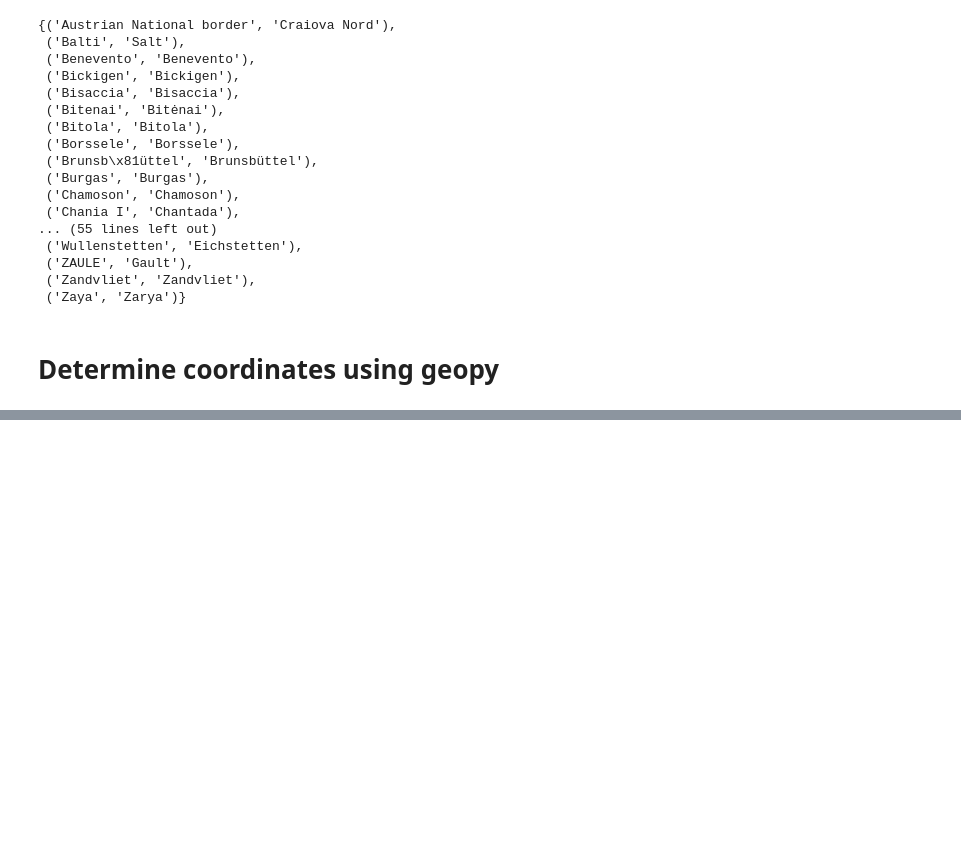
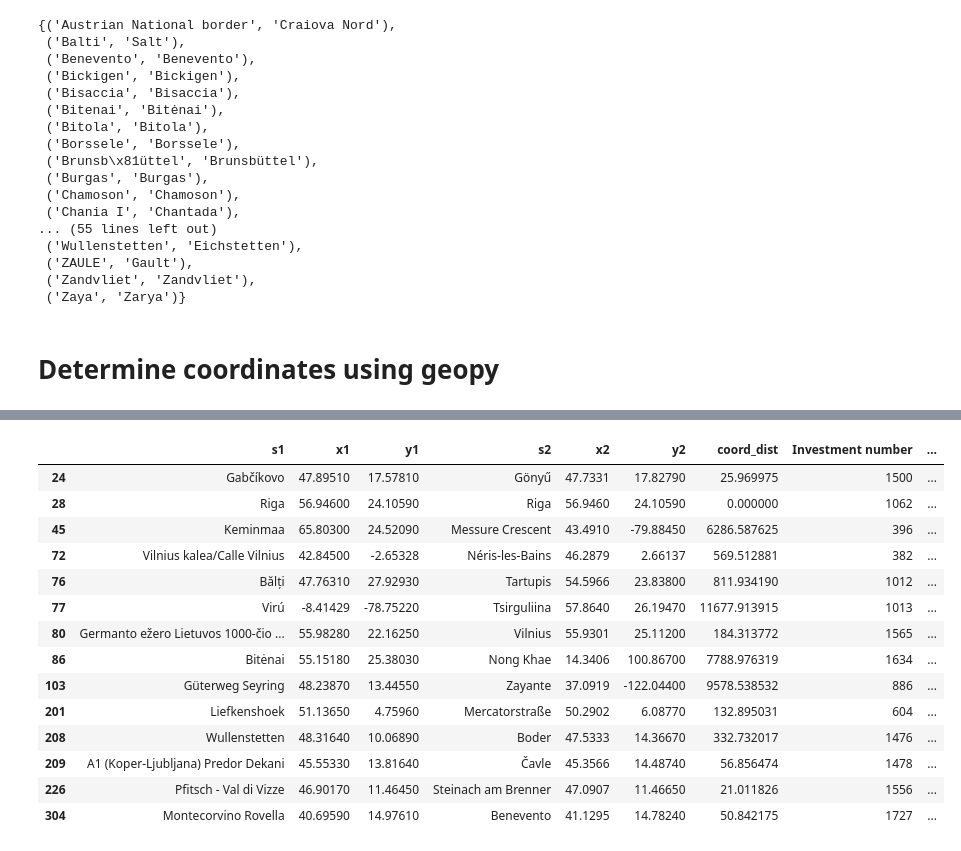
Before and after one commit to grecht/tyndp_to_pypsa, a Jupyter notebook: Experiments.ipynb, the cells around one changed output, grey strips where cells are left out. Drawn from its saved outputs; the diff is of its cells as text; code cells hidden in the pictures; blank space fills up the shorter version.

Commit message:
Consider several locations with same name (geopy)

```diff
--- a/Experiments.ipynb
+++ b/Experiments.ipynb
@@ -363,7 +366,10 @@ best
 # %% [markdown]
 # Match start- and endpoints of lines to substations from buses.csv
 # %%
-fr_to_tuples = {}
+fr_to_tuples  = {}
+# TODO: write out more than indices and use e.g. match for substation 1
+error_rows = {}
+# TODO: remove this
 error_tuples = {}
 
 for index, row in ac_lines.iterrows():
@@ -392,6 +398,7 @@ for index, row in ac_lines.iterrows():
         # print(f'{fr}, {fr_country} <-> {to}, {to_country}')
         tpl = (s1, np.NAN, np.NAN, s2, np.NAN, np.NAN, np.NAN)
         error_tuples[index] = tpl
+        error_rows[index] = row
         continue
 
     # Choose pair which matches length best
@@ -403,6 +410,7 @@ for index, row in ac_lines.iterrows():
     # TODO: how to choose an appropriate tolerance?
     if not math.isclose(coord_dist, length, rel_tol=0.45):
         error_tuples[index] = tpl
+        error_rows[index] = row
     else:
         fr_to_tuples[index] = tpl
 # %%
@@ -462,3 +470,13 @@ print('')
  ('Zaya', 'Zarya')}
 # %% [markdown]
 # Determine coordinates using geopy
+# %%
+def match_pair_with_length_geopy(s1_locations, s2_locations, length):
+    s1_first_name = s1_locations[0][0]
+    s2_first_name = s2_locations[0][0]
+
+    # Only take locations which at least include name of the first location in list (assumption: best name-based match).
+    s1_locations = [l for l in s1_locations if s1_first_name in l[0]]
+    s2_locations = [l for l in s2_locations if s2_first_name in l[0]]
+
+    return match_coord_pairs_with_length(s1_locations, s2_locations, length)
@@ -480,19 +508,16 @@ for index, row in error_lines.iterrows():
     to_country = row['Country2']
 
     # TODO: is it possible to get several matching locations?
-    fr_loc = geocode(fr) if pd.isna(fr_country) else geocode(fr, country=fr_country)
-    to_loc = geocode(to) if pd.isna(to_country) else geocode(to, country=to_country)
+    fr_locs = geocode(fr, exactly_one=False) if pd.isna(fr_country) else geocode(fr, exactly_one=False, countries=[fr_country])
+    to_locs = geocode(to, exactly_one=False) if pd.isna(to_country) else geocode(to, exactly_one=False, countries=[to_country])
 
-    if fr_loc is None or to_loc is None:
+    if fr_locs is None or to_locs is None:
         tpl = (fr, np.NAN, np.NAN, to, np.NAN, np.NAN, np.NAN)
         error_tuples[index] = tpl
         continue
 
-    (x1, y1)  = fr_loc.latitude, fr_loc.longitude
-    (x2, y2)  = to_loc.latitude, to_loc.longitude
-    coord_dist = distance.distance(fr_coords, to_coords).km
-
-    tpl = (fr, x1, y1, to, x2, y2, coord_dist)
+    (s1, (x1, y1)), (s2, (x2, y2)), coord_dist = match_pair_with_length_geopy(fr_locs, to_locs, dist)
+    tpl = (s1, x1, y1, s2, x2, y2, coord_dist)
 
     if not math.isclose(coord_dist, dist, rel_tol=0.45):
         error_tuples_geopy[index] = tpl
@@ -526,0 +559,20 @@ error_rows
+# %%
+error_coordinates_geopy = pd.DataFrame(index=error_tuples_geopy.keys(), data=error_tuples_geopy.values(), columns=['s1', 'x1', 'y1', 's2', 'x2', 'y2', 'coord_dist'])
+# %%
+error_coordinates_geopy.join(ac_lines)
+# %% [output]
+|  | s1 | x1 | y1 | s2 | x2 | y2 | coord_dist | Investment number | ... |
+| 24 | Gabčíkovo | 47.89510 | 17.57810 | Gönyű | 47.7331 | 17.82790 | 25.969975 | 1500 | ... |
+| 28 | Riga | 56.94600 | 24.10590 | Riga | 56.9460 | 24.10590 | 0.000000 | 1062 | ... |
+| 45 | Keminmaa | 65.80300 | 24.52090 | Messure Crescent | 43.4910 | -79.88450 | 6286.587625 | 396 | ... |
+| 72 | Vilnius kalea/Calle Vilnius | 42.84500 | -2.65328 | Néris-les-Bains | 46.2879 | 2.66137 | 569.512881 | 382 | ... |
+| 76 | Bălți | 47.76310 | 27.92930 | Tartupis | 54.5966 | 23.83800 | 811.934190 | 1012 | ... |
+| 77 | Virú | -8.41429 | -78.75220 | Tsirguliina | 57.8640 | 26.19470 | 11677.913915 | 1013 | ... |
+| 80 | Germanto ežero Lietuvos 1000-čio ... | 55.98280 | 22.16250 | Vilnius | 55.9301 | 25.11200 | 184.313772 | 1565 | ... |
+| 86 | Bitėnai | 55.15180 | 25.38030 | Nong Khae | 14.3406 | 100.86700 | 7788.976319 | 1634 | ... |
+| 103 | Güterweg Seyring | 48.23870 | 13.44550 | Zayante | 37.0919 | -122.04400 | 9578.538532 | 886 | ... |
+| 201 | Liefkenshoek | 51.13650 | 4.75960 | Mercatorstraße | 50.2902 | 6.08770 | 132.895031 | 604 | ... |
+| 208 | Wullenstetten | 48.31640 | 10.06890 | Boder | 47.5333 | 14.36670 | 332.732017 | 1476 | ... |
+| 209 | A1 (Koper-Ljubljana) Predor Dekani | 45.55330 | 13.81640 | Čavle | 45.3566 | 14.48740 | 56.856474 | 1478 | ... |
+| 226 | Pfitsch - Val di Vizze | 46.90170 | 11.46450 | Steinach am Brenner | 47.0907 | 11.46650 | 21.011826 | 1556 | ... |
+| 304 | Montecorvino Rovella | 40.69590 | 14.97610 | Benevento | 41.1295 | 14.78240 | 50.842175 | 1727 | ... |
```
Also changed, not shown: parts of 10 cells of this notebook.
